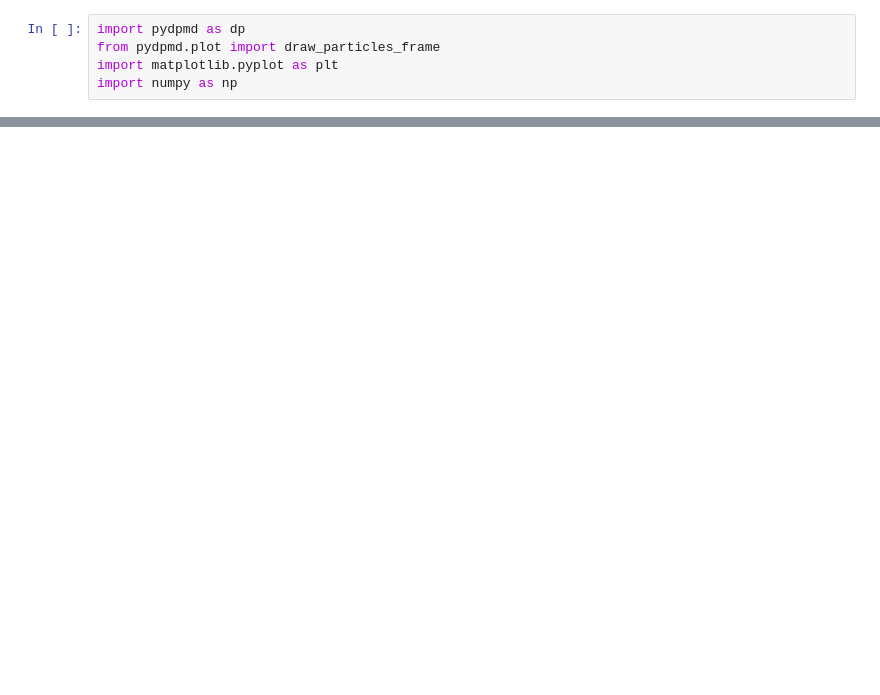
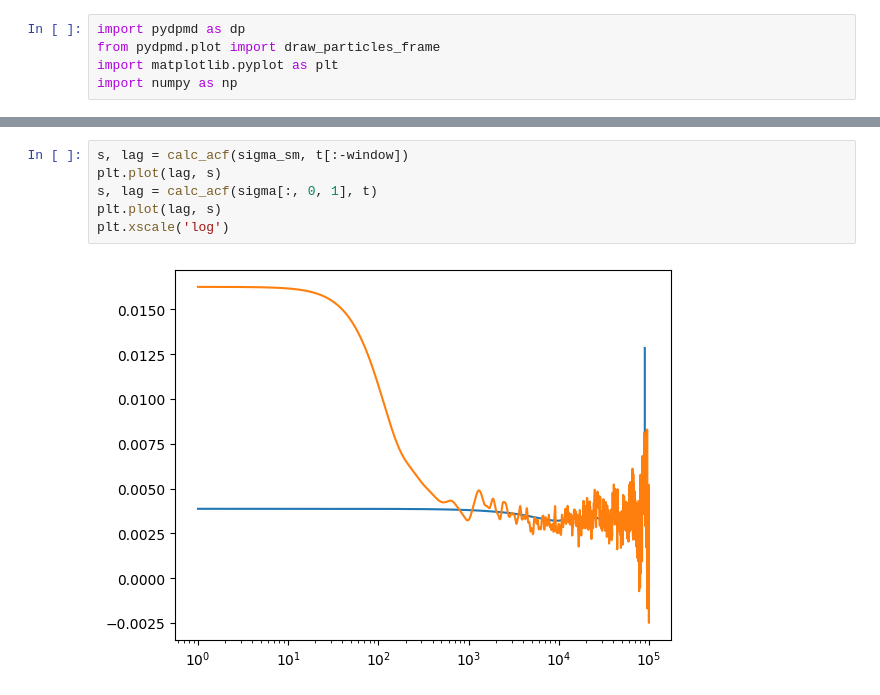
Before and after one commit to mmccraw98/notebooks-fall-25, a Jupyter notebook: 11/fixing-stress-tensor/local-test.ipynb, the cells around one changed output, grey strips where cells are left out. Cells and saved outputs as stored; diff of their text form; blank space fills up the shorter version.

```diff
--- a/11/fixing-stress-tensor/local-test.ipynb
+++ b/11/fixing-stress-tensor/local-test.ipynb
@@ -190,0 +228,8 @@ f0 = np.array(F)
+# %%
+s, lag = calc_acf(sigma_sm, t[:-window])
+plt.plot(lag, s)
+s, lag = calc_acf(sigma[:, 0, 1], t)
+plt.plot(lag, s)
+plt.xscale('log')
+# %% [output]
+[figure, added]
```
Also changed, not shown: parts of 13 cells of this notebook, 7 other files.
